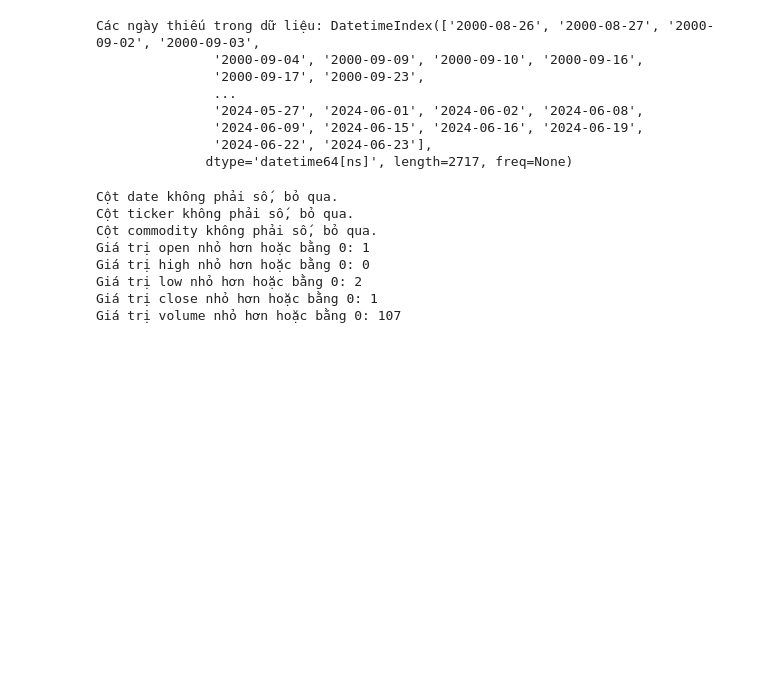
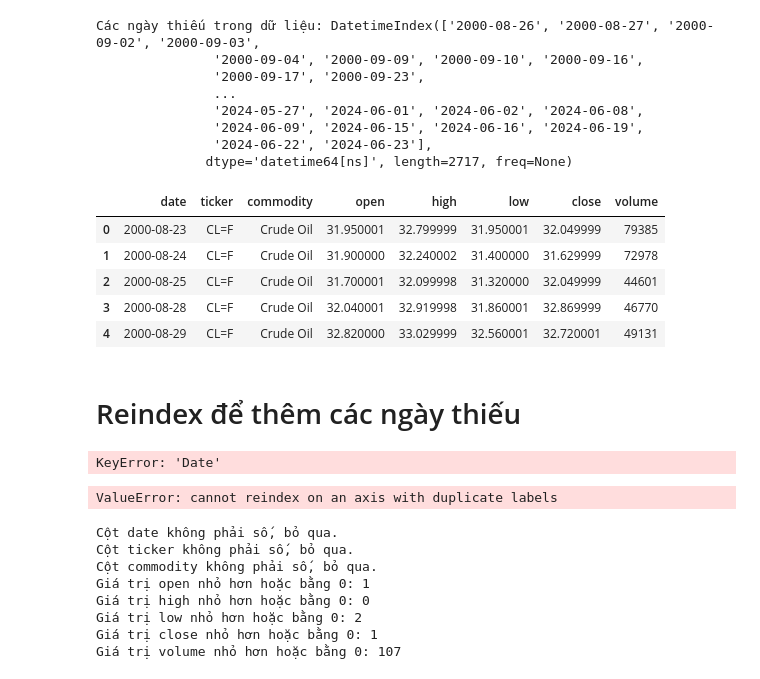
Before and after one commit to tuongvi0221/Business_data_analytics, a Jupyter notebook: ThucNghiem/3_re_cleansing_data.ipynb, the cells around one changed output. Saved outputs shown, nothing was run; the diff lists cells and outputs as text; code cells hidden in the pictures; blank space fills up the shorter version.

```diff
--- a/ThucNghiem/3_re_cleansing_data.ipynb
+++ b/ThucNghiem/3_re_cleansing_data.ipynb
@@ -36,9 +36,6 @@ print(df['commodity'].unique())
 # %%
 # 3. Xử lý cột ngày tháng
 df['date'] = pd.to_datetime(df['date'])
-
-# Set Date làm index
-df.set_index('date', inplace=True)
 # %%
 # 5. Kiểm tra missing values
 print("\nMissing values:\n", df.isnull().sum())
@@ -106,6 +96,38 @@ Các ngày thiếu trong dữ liệu: DatetimeIndex(['2000-08-26', '2000-08-27',
                '2024-06-09', '2024-06-15', '2024-06-16', '2024-06-19',
                '2024-06-22', '2024-06-23'],
               dtype='datetime64[ns]', length=2717, freq=None)
+# %%
+df.head(5)
+# %% [output]
+|  | date | ticker | commodity | open | high | low | close | volume |
+| 0 | 2000-08-23 | CL=F | Crude Oil | 31.950001 | 32.799999 | 31.950001 | 32.049999 | 79385 |
+| 1 | 2000-08-24 | CL=F | Crude Oil | 31.900000 | 32.240002 | 31.400000 | 31.629999 | 72978 |
+| 2 | 2000-08-25 | CL=F | Crude Oil | 31.700001 | 32.099998 | 31.320000 | 32.049999 | 44601 |
+| 3 | 2000-08-28 | CL=F | Crude Oil | 32.040001 | 32.919998 | 31.860001 | 32.869999 | 46770 |
+| 4 | 2000-08-29 | CL=F | Crude Oil | 32.820000 | 33.029999 | 32.560001 | 32.720001 | 49131 |
+# %% [markdown]
+# Reindex để thêm các ngày thiếu
+# %%
+# Kiểm tra các giá trị trùng lặp trong cột 'date'
+duplicates = df[df['Date'].duplicated()]
+print("Các giá trị trùng lặp trong cột 'date':")
+print(duplicates)
+# %% [output]
+KeyError: 'Date'
+# %%
+# Đảm bảo cột 'date' là index
+df = df.set_index('date')
+
+# Reindex để thêm các ngày thiếu
+df = df.reindex(date_range)
+
+# Đặt lại tên index thành 'date'
+df.index.name = 'date'
+
+# Reset index nếu cần
+df = df.reset_index()
+# %% [output]
+ValueError: cannot reindex on an axis with duplicate labels
 # %%
 columns = ['date', 'ticker', 'commodity', 'open', 'high', 'low', 'close', 'volume']
 
```
Also changed, not shown: parts of 10 cells of this notebook, 20 other files.
